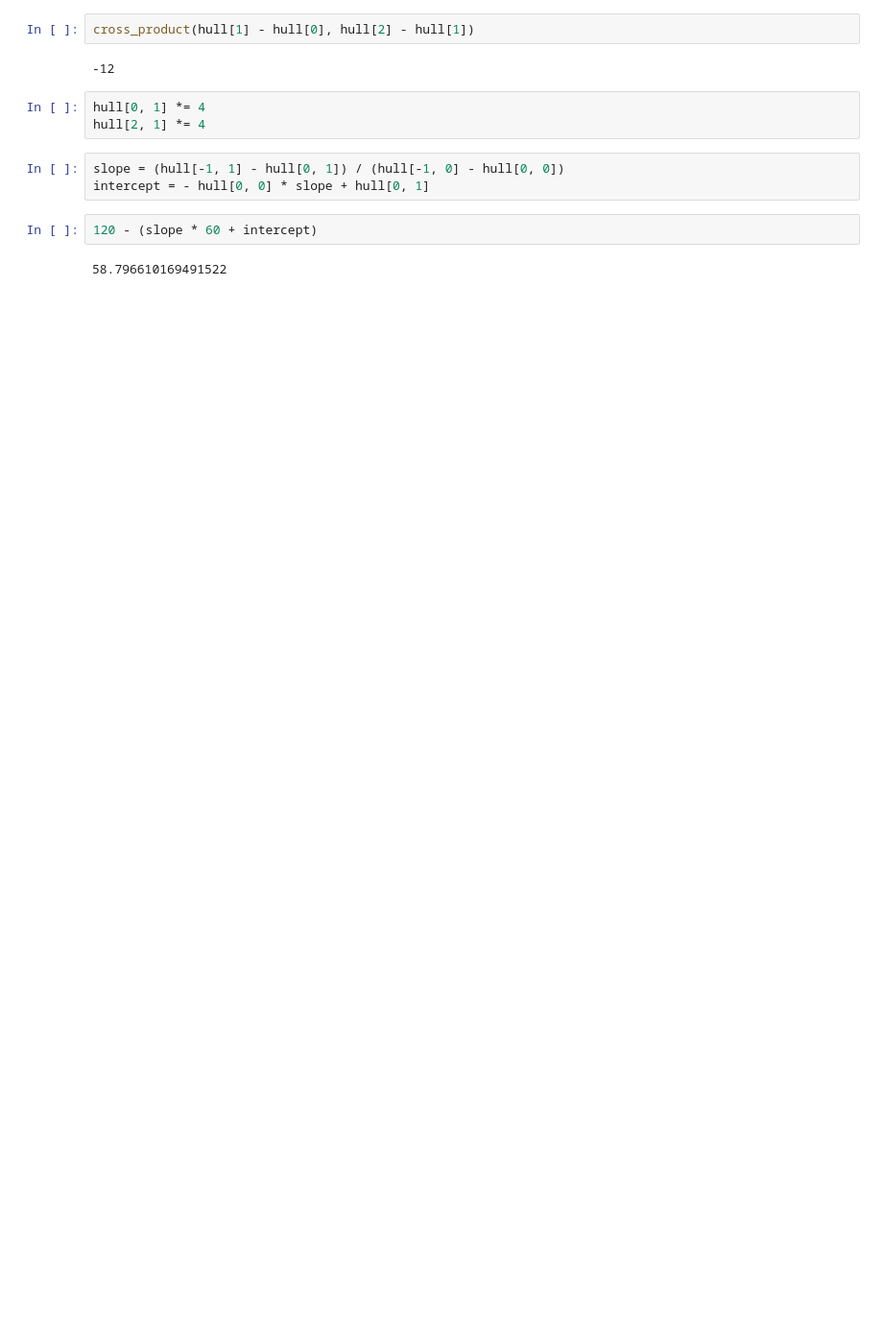
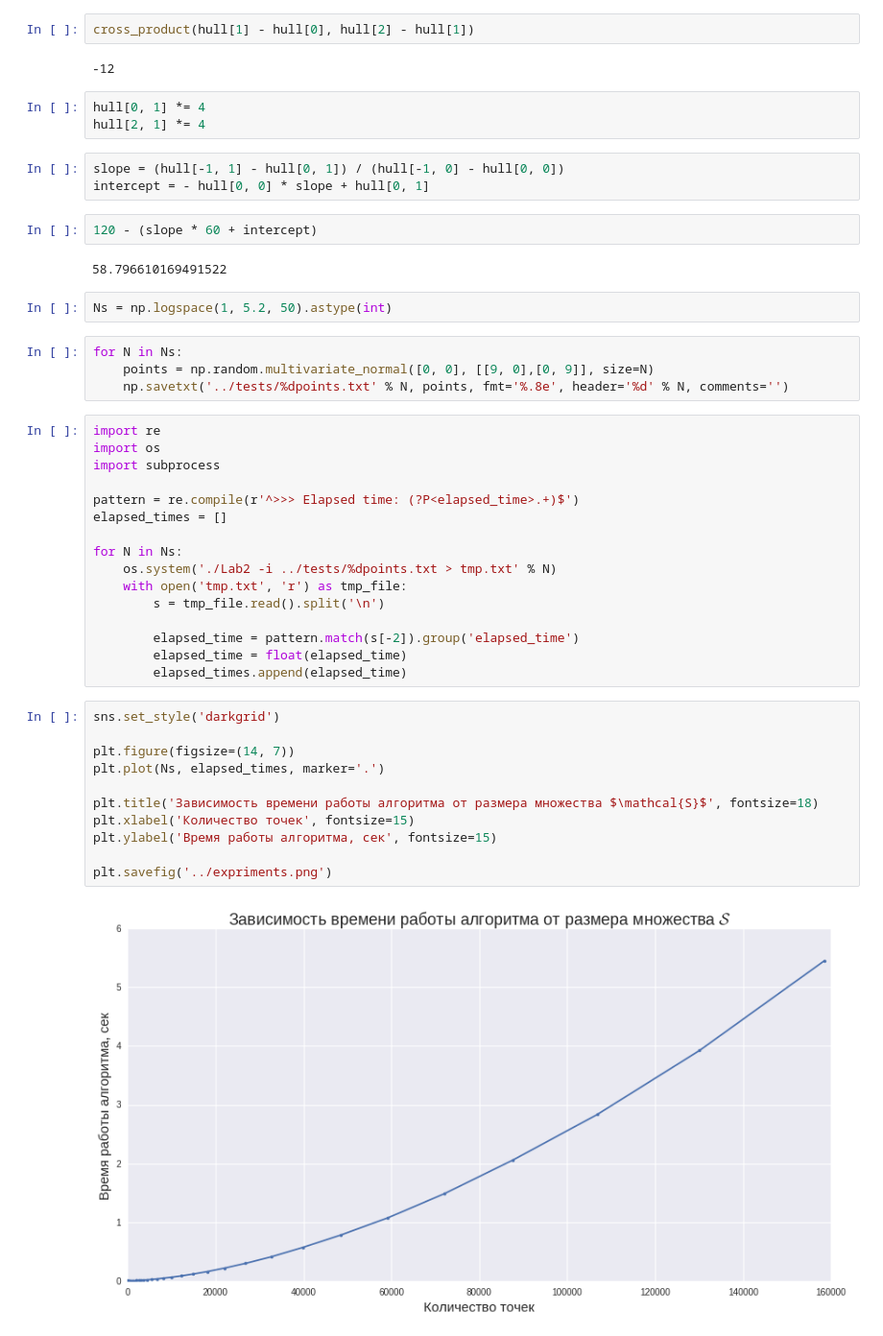
Before and after one commit to antongoy/AlgorithmicCourse, a Jupyter notebook: Lab2/src/plot_points.ipynb, the cells around one changed output. Shown at 96% size. Saved outputs shown, nothing was run; the diff lists cells and outputs as text; blank space fills up the shorter version.

```diff
--- a/Lab2/src/plot_points.ipynb
+++ b/Lab2/src/plot_points.ipynb
@@ -122,3 +111,38 @@ intercept = - hull[0, 0] * slope + hull[0, 1]
 120 - (slope * 60 + intercept)
 # %% [output]
 58.796610169491522
+# %%
+Ns = np.logspace(1, 5.2, 50).astype(int)
+# %%
+for N in Ns:
+    points = np.random.multivariate_normal([0, 0], [[9, 0],[0, 9]], size=N)
+    np.savetxt('../tests/%dpoints.txt' % N, points, fmt='%.8e', header='%d' % N, comments='')
+# %%
+import re
+import os
+import subprocess
+
+pattern = re.compile(r'^>>> Elapsed time: (?P<elapsed_time>.+)$')
+elapsed_times = []
+
+for N in Ns:
+    os.system('./Lab2 -i ../tests/%dpoints.txt > tmp.txt' % N)
+    with open('tmp.txt', 'r') as tmp_file:
+        s = tmp_file.read().split('\n')
+
+        elapsed_time = pattern.match(s[-2]).group('elapsed_time')
+        elapsed_time = float(elapsed_time)
+        elapsed_times.append(elapsed_time)
+# %%
+sns.set_style('darkgrid')
+
+plt.figure(figsize=(14, 7))
+plt.plot(Ns, elapsed_times, marker='.')
+
+plt.title('Зависимость времени работы алгоритма от размера множества $\mathcal{S}$', fontsize=18)
+plt.xlabel('Количество точек', fontsize=15)
+plt.ylabel('Время работы алгоритма, сек', fontsize=15)
+
+plt.savefig('../expriments.png')
+# %% [output]
+[figure, added]
```
Also changed, not shown: parts of 4 cells of this notebook, 9 other files.
